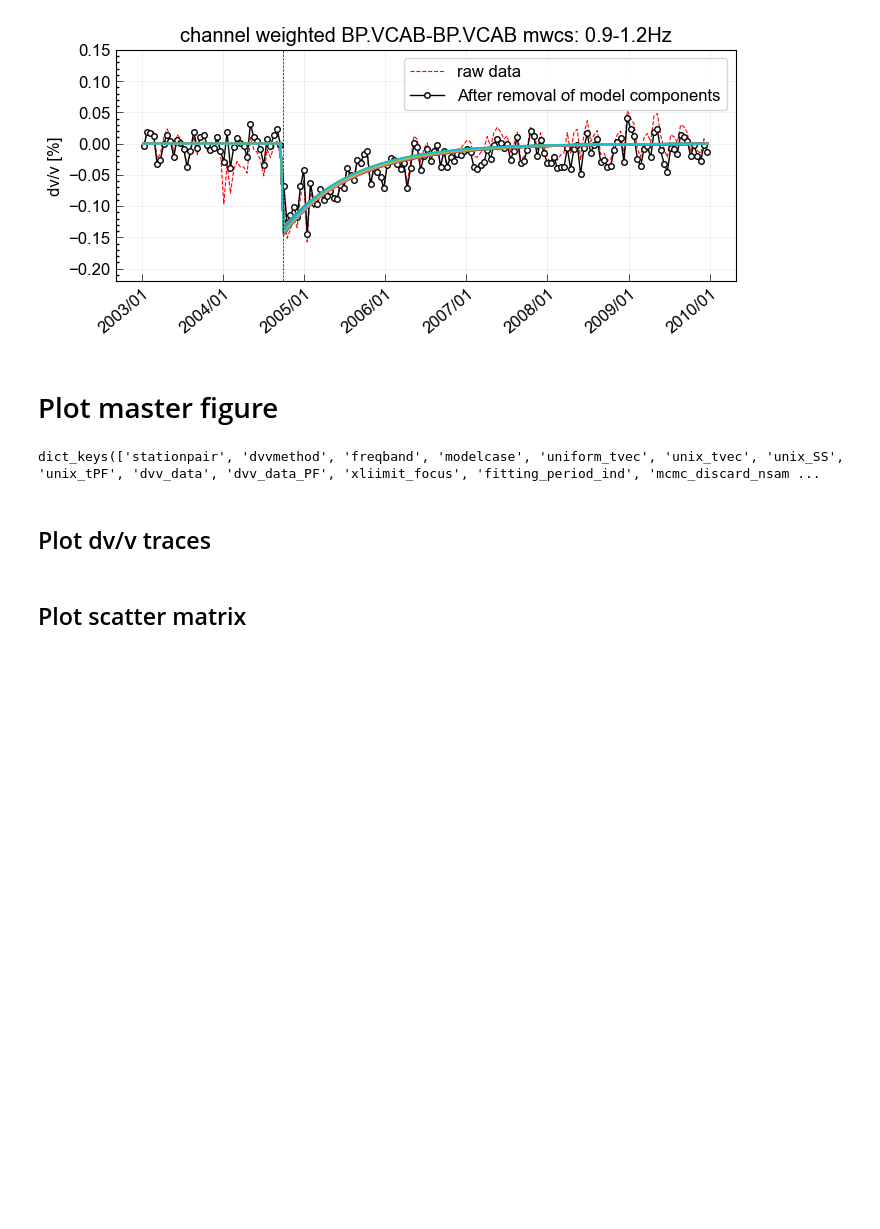
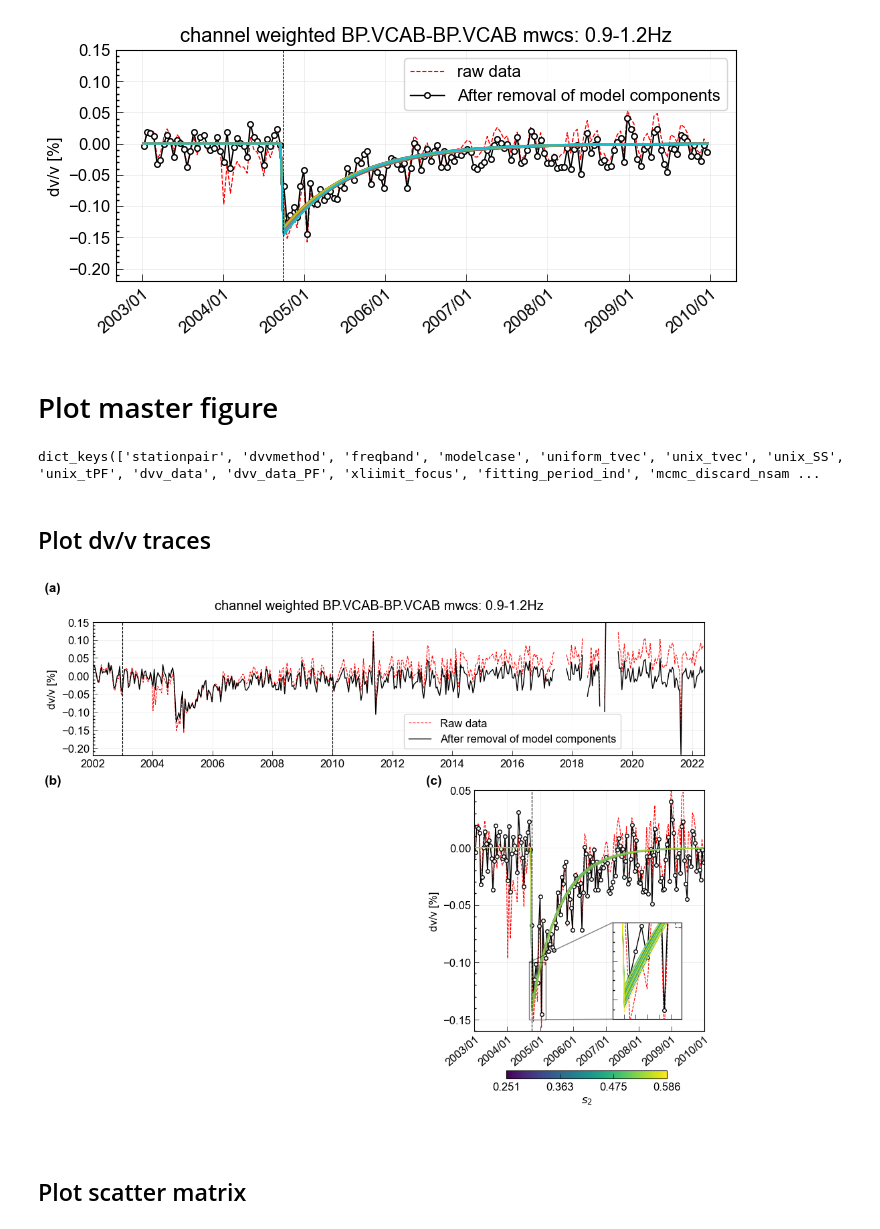
Before and after one commit to kura-okubo/SeisMonitoring_Paper, a Jupyter notebook: Appx/tradeoff_logheal_SandTmax/code/tradeoff_logheal_SandTminTmax_plotmaster.ipynb, the cells around one changed output. Saved outputs shown, nothing was run; the diff lists cells and outputs as text; code cells hidden in the pictures; blank space fills up the shorter version.

Commit message:
update notation of labels

```diff
--- a/Appx/tradeoff_logheal_SandTmax/code/tradeoff_logheal_SandTminTmax_plotmaster.ipynb
+++ b/Appx/tradeoff_logheal_SandTmax/code/tradeoff_logheal_SandTminTmax_plotmaster.ipynb
@@ -428,34 +430,36 @@ for i, row in df_modelparam.iterrows():
 
 xinset_range = [datetime.datetime(2004, 9, 1), datetime.datetime(2005, 3, 1)]
 axins.set_xticklabels([])
 axins.set_yticklabels([])
 axins.set_xlim(xinset_range)
 axins.set_ylim([-0.15, -0.1])
 ax3.indicate_inset_zoom(axins, edgecolor="black")
 
 
 cbar_ax = fig1.add_axes([0.66, 0.1, 0.3, 0.1])
 cbar_ax.set_axis_off()
 cbar=fig1.colorbar(mpl.cm.ScalarMappable(norm=norm, cmap=cmap),
                  orientation='horizontal', ax=cbar_ax, location = 'bottom',
-                 label="S")
+                 label=r"$s_2$")
 
 cbar.ax.set_xticks(np.round(np.linspace(np.min(S_list), np.max(S_list), 4), 3))
 
 xfmt = dates.DateFormatter('%Y/%m')
 ax3.xaxis.set_major_formatter(xfmt)
 plt.setp(ax3.get_xticklabels(), rotation=40, ha="right", rotation_mode="anchor")
 
 
 # annotate figure id
 plt.text(0.0, 1.01, "(a)", fontsize=14, fontweight="bold", transform=plt.gcf().transFigure)
 plt.text(0.0, 0.65, "(b)", fontsize=14, fontweight="bold", transform=plt.gcf().transFigure)
 plt.text(0.57, 0.65, "(c)", fontsize=14, fontweight="bold", transform=plt.gcf().transFigure)
 
 fig1.suptitle(f'channel weighted {stationpair} {dvvmethod}: {freqband}Hz')
 
 foname = (output_imgdir+"/master_tradeoffofStmintmax_{}_{}_{}_{}.png".format(stationpair, dvvmethod, freqband, modelcase))
 plt.savefig(foname, dpi=150, bbox_inches='tight')
+# %% [output]
+[figure, added]
 # %% [markdown]
 ## Plot scatter matrix
 # %%
```
Also changed, not shown: parts of 4 cells of this notebook, 5 other files.
